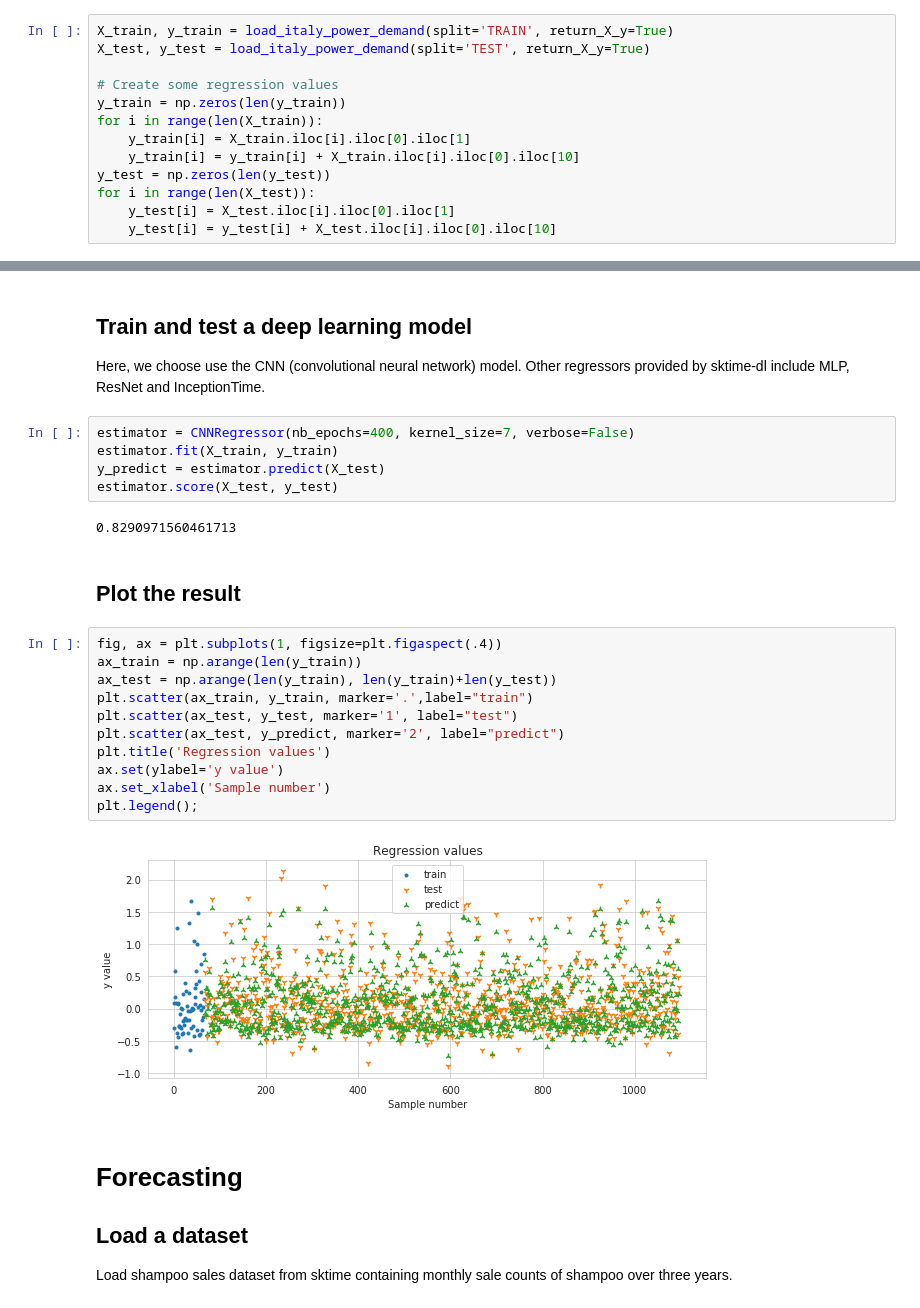
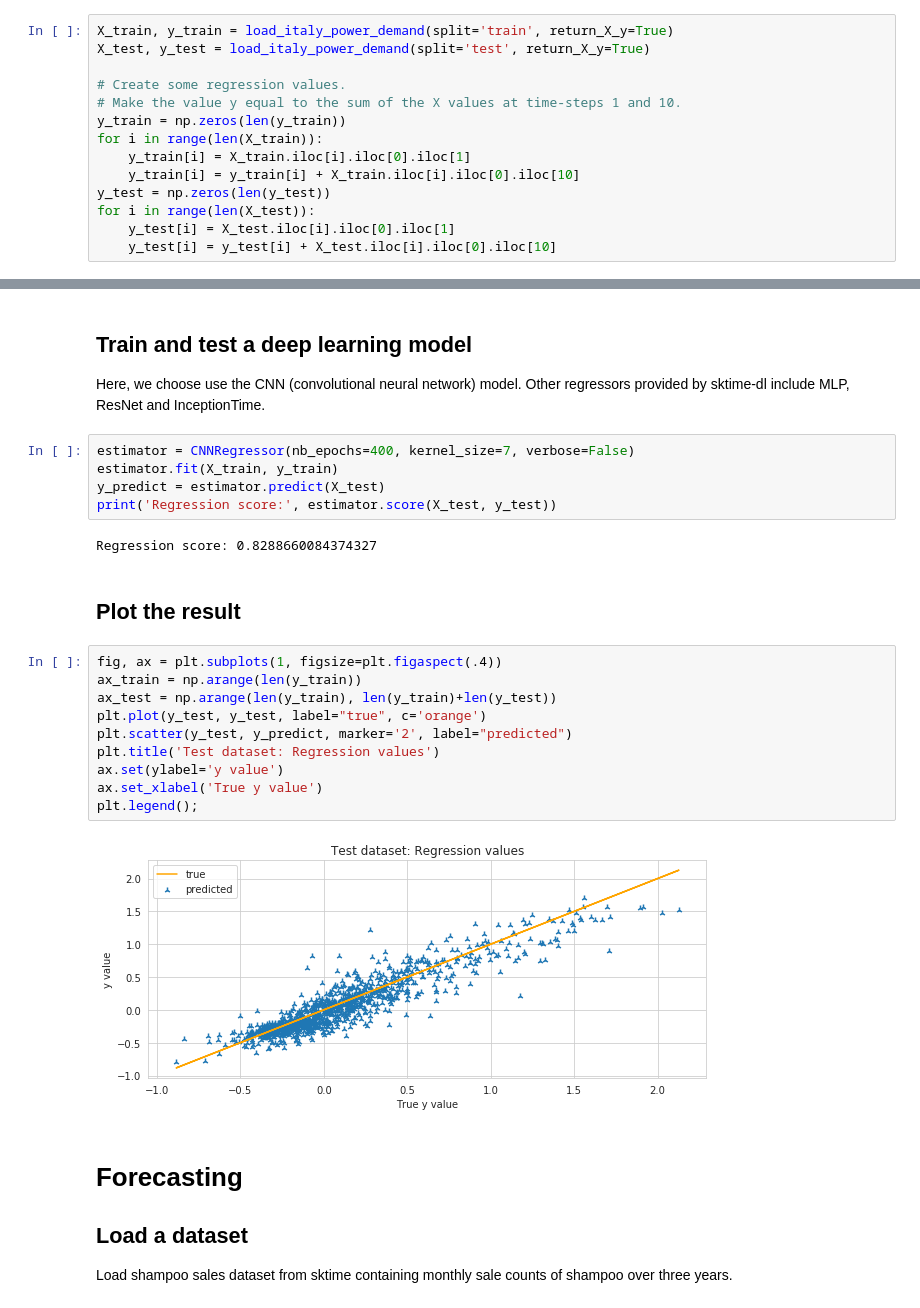
Before and after one commit to sktime/sktime-dl, a Jupyter notebook: examples/univariate_time_series_regression_and_forecasting.ipynb, the cells around one changed output, grey strips where cells are left out. Saved outputs shown, nothing was run; the diff lists cells and outputs as text.

```diff
--- a/examples/univariate_time_series_regression_and_forecasting.ipynb
+++ b/examples/univariate_time_series_regression_and_forecasting.ipynb
@@ -28,10 +26,11 @@ sns.set_style('whitegrid')
 # Regression
 First, we create a dataset of regression values against time series data samples.
 # %%
-X_train, y_train = load_italy_power_demand(split='TRAIN', return_X_y=True)
-X_test, y_test = load_italy_power_demand(split='TEST', return_X_y=True)
+X_train, y_train = load_italy_power_demand(split='train', return_X_y=True)
+X_test, y_test = load_italy_power_demand(split='test', return_X_y=True)
 
-# Create some regression values
+# Create some regression values.
+# Make the value y equal to the sum of the X values at time-steps 1 and 10.
 y_train = np.zeros(len(y_train))
 for i in range(len(X_train)):
     y_train[i] = X_train.iloc[i].iloc[0].iloc[1]
@@ -61,24 +60,23 @@ Here, we choose use the CNN (convolutional neural network) model. Other regresso
 estimator = CNNRegressor(nb_epochs=400, kernel_size=7, verbose=False)
 estimator.fit(X_train, y_train)
 y_predict = estimator.predict(X_test)
-estimator.score(X_test, y_test)
+print('Regression score:', estimator.score(X_test, y_test))
 # %% [output]
-0.8290971560461713
+Regression score: 0.8288660084374327
 # %% [markdown]
 ## Plot the result
 # %%
 fig, ax = plt.subplots(1, figsize=plt.figaspect(.4))
 ax_train = np.arange(len(y_train))
 ax_test = np.arange(len(y_train), len(y_train)+len(y_test))
-plt.scatter(ax_train, y_train, marker='.',label="train")
-plt.scatter(ax_test, y_test, marker='1', label="test")
-plt.scatter(ax_test, y_predict, marker='2', label="predict")
-plt.title('Regression values')
+plt.plot(y_test, y_test, label="true", c='orange')
+plt.scatter(y_test, y_predict, marker='2', label="predicted")
+plt.title('Test dataset: Regression values')
 ax.set(ylabel='y value')
-ax.set_xlabel('Sample number')
+ax.set_xlabel('True y value')
 plt.legend();
 # %% [output]
-[figure, old version]
+[figure, new version]
 # %% [markdown]
 # Forecasting
 ## Load a dataset
```
Also changed, not shown: parts of 10 cells of this notebook, 2 other files.
